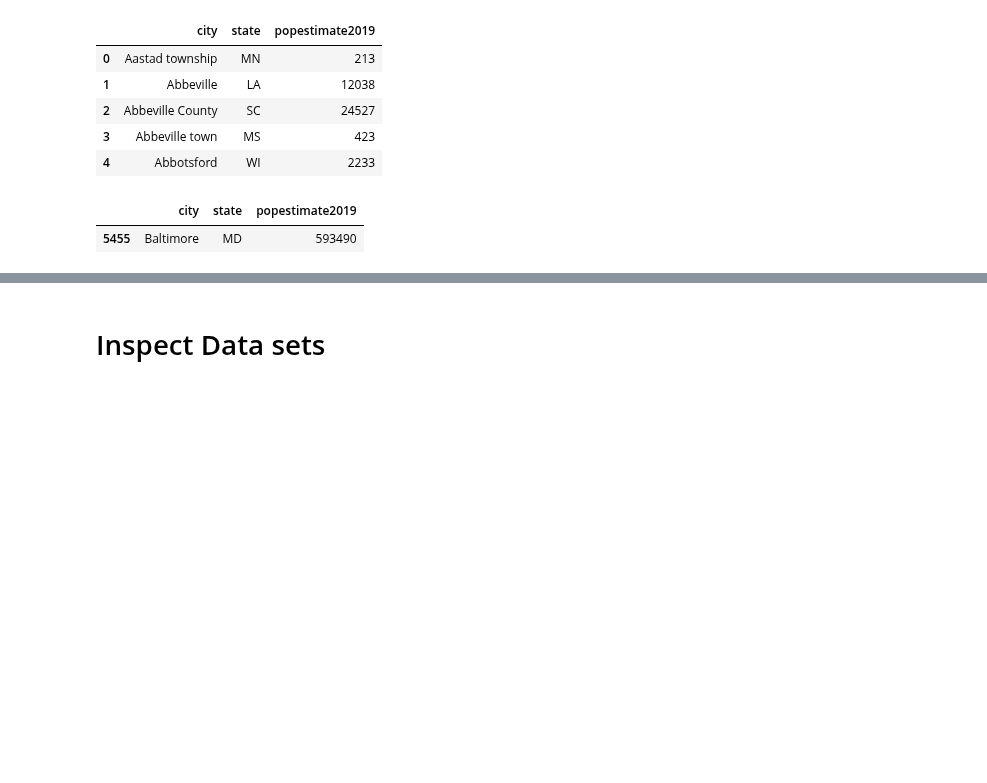
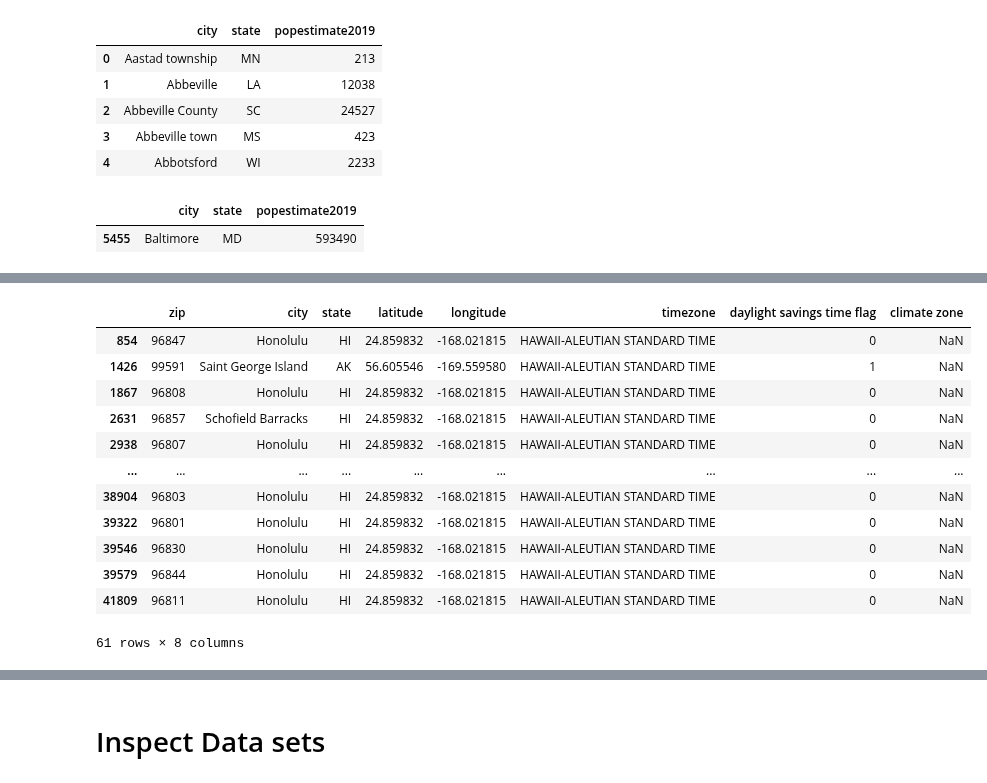
Before and after one commit to BloomTech-Labs/Labs26-Citrics-DS-TeamA, a Jupyter notebook: development/notebooks/static_dev.ipynb, the cells around one changed output, grey strips where cells are left out. Cells and saved outputs as stored; diff of their text form; code cells hidden in the pictures; blank space fills up the shorter version.

Commit message:
integrate climate data

```diff
--- a/development/notebooks/static_dev.ipynb
+++ b/development/notebooks/static_dev.ipynb
@@ -221,0 +222,10 @@ census.loc[(census.city == "Baltimore") & (census.state == "MD")]
+# %%
+PATH = "/Users/ekselan/Desktop/LAMBDA/LABS/Labs26-Citrics-DS-TeamA/data/climate/climate.csv"
+
+climate = pd.read_csv(PATH)
+
+climate.columns = [x.lower() for x in climate.columns.to_list()]
+
+
+print(climate.shape)
+climate.head()
@@ -221,0 +252,16 @@ census.loc[(census.city == "Baltimore") & (census.state == "MD")]
+# %%
+climate.loc[climate["climate zone"].isnull()]
+# %% [output]
+|  | zip | city | state | latitude | longitude | timezone | daylight savings time flag | climate zone |
+| 854 | 96847 | Honolulu | HI | 24.859832 | -168.021815 | HAWAII-ALEUTIAN STANDARD TIME | 0 | NaN |
+| 1426 | 99591 | Saint George Island | AK | 56.605546 | -169.559580 | HAWAII-ALEUTIAN STANDARD TIME | 1 | NaN |
+| 1867 | 96808 | Honolulu | HI | 24.859832 | -168.021815 | HAWAII-ALEUTIAN STANDARD TIME | 0 | NaN |
+| 2631 | 96857 | Schofield Barracks | HI | 24.859832 | -168.021815 | HAWAII-ALEUTIAN STANDARD TIME | 0 | NaN |
+| 2938 | 96807 | Honolulu | HI | 24.859832 | -168.021815 | HAWAII-ALEUTIAN STANDARD TIME | 0 | NaN |
+| ... | ... | ... | ... | ... | ... | ... | ... | ... |
+| 38904 | 96803 | Honolulu | HI | 24.859832 | -168.021815 | HAWAII-ALEUTIAN STANDARD TIME | 0 | NaN |
+| 39322 | 96801 | Honolulu | HI | 24.859832 | -168.021815 | HAWAII-ALEUTIAN STANDARD TIME | 0 | NaN |
+| 39546 | 96830 | Honolulu | HI | 24.859832 | -168.021815 | HAWAII-ALEUTIAN STANDARD TIME | 0 | NaN |
+| 39579 | 96844 | Honolulu | HI | 24.859832 | -168.021815 | HAWAII-ALEUTIAN STANDARD TIME | 0 | NaN |
+| 41809 | 96811 | Honolulu | HI | 24.859832 | -168.021815 | HAWAII-ALEUTIAN STANDARD TIME | 0 | NaN |
+61 rows × 8 columns
```
Also changed, not shown: parts of 22 cells of this notebook.
